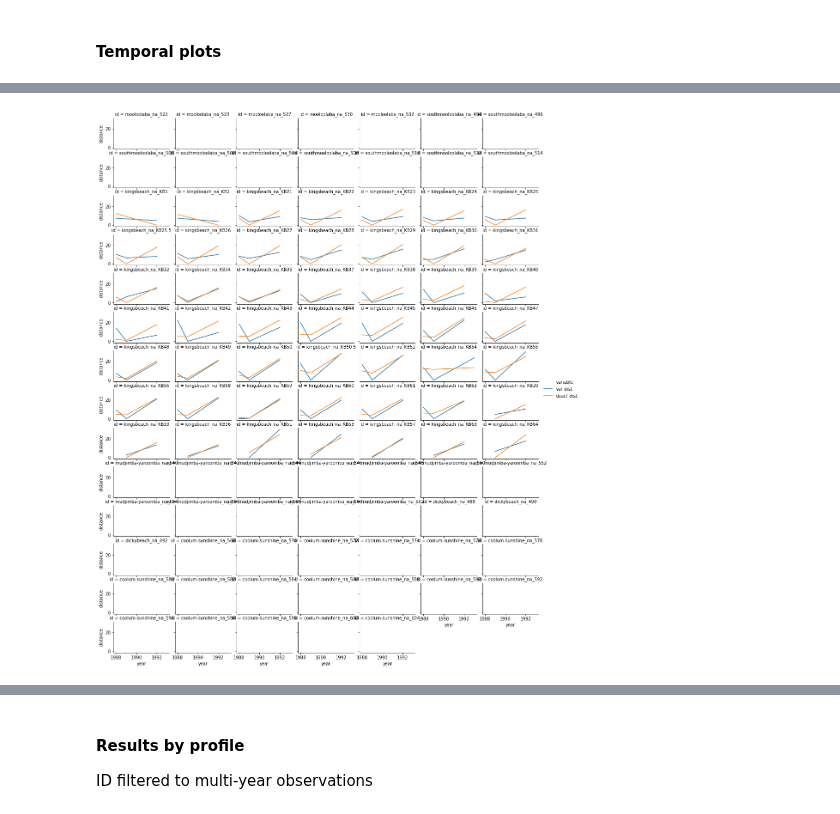
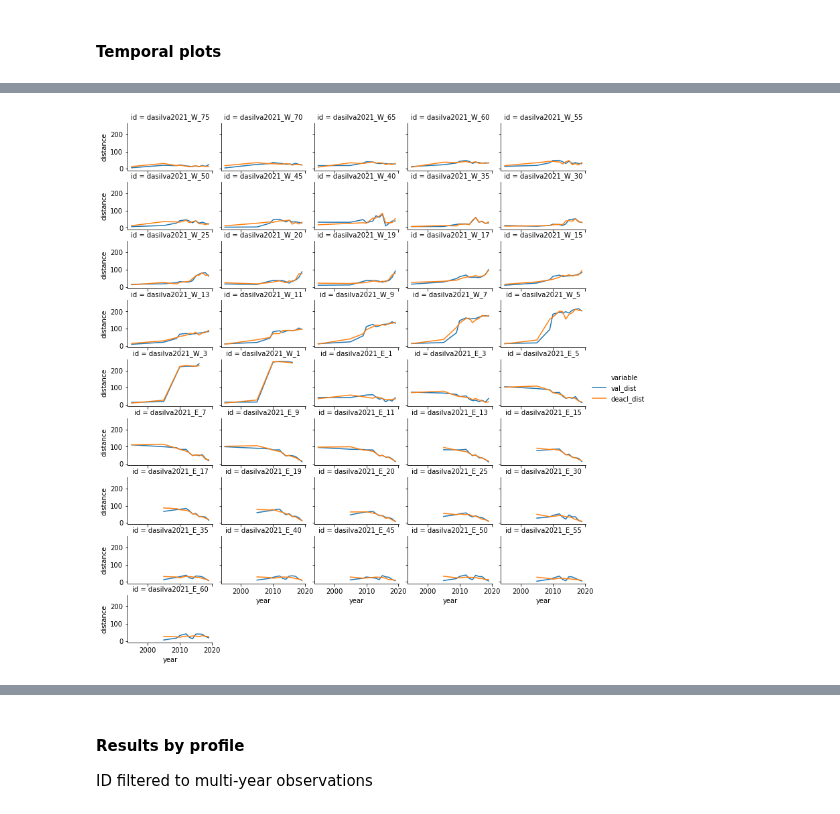
Before and after one commit to GeoscienceAustralia/dea-coastlines, a Jupyter notebook: validation/DEACoastlines_validation.ipynb, the cells around one changed output, grey strips where cells are left out. Drawn from its saved outputs; the diff is of its cells as text; code cells hidden in the pictures.

```diff
--- a/validation/DEACoastlines_validation.ipynb
+++ b/validation/DEACoastlines_validation.ipynb
@@ -926,15 +811,56 @@ high_freq_melted['distance'] = high_freq_melted.distance - high_freq_melted.grou
+# %%
+id_var = 'id'
+
+ids_to_keep = ([f'dasilva2021_W_{i}' for i in range(1, 20, 2)] +
+               [f'dasilva2021_W_{i}' for i in range(20, 79, 5)] +
+               [f'dasilva2021_E_{i}' for i in range(1, 20, 2)] +
+               [f'dasilva2021_E_{i}' for i in range(20, 65, 5)])
+# ids_to_keep = None
+# %%
+# Filter to specific IDs
+if ids_to_keep:
+    stats_subset = stats_df.loc[stats_df[id_var].isin(ids_to_keep)]
+    stats_subset = pd.concat([stats_subset.query("section == 'W'").sort_values('profile', ascending=False),
+           stats_subset.query("section == 'E'").sort_values('profile', ascending=True)])
+else:
+    stats_subset = stats_df
+
+# Filter to frequency
+high_freq = stats_subset.groupby(id_var).filter(lambda x: len(x) >= 1)
+high_freq_stats = high_freq.groupby(id_var).apply(
+    lambda x: deacl_val_stats(x.val_dist, x.deacl_dist, x.n))
+
+# Merge data and stats
+high_freq_merged = pd.merge(
+    left=high_freq,
+    right=high_freq_stats,
+    how="inner",
+    on=id_var)
+
+# Optionally, remove bias
+high_freq_merged['deacl_dist'] += high_freq_merged['bias']
+
+# Melt dataframe to long
+high_freq_melted = pd.melt(high_freq_merged, #.query('corr > 0.8'),
+                    id_vars=[id_var, 'year'],
+                    value_vars=['val_dist', 'deacl_dist'],
+                    value_name='distance')
+
+# Optionally, standardise distance to min = 0
+# high_freq_melted['distance'] = high_freq_melted.distance - high_freq_melted.groupby(id_var).distance.transform('min')
 # %%
 # Plot the lines on two facets
 g = sns.relplot(
     data=high_freq_melted,
     x="year", y="distance", hue='variable', kind="line",
-    col=id_var, col_wrap=7,
+    col=id_var, col_wrap=5,
+    aspect=1.6, height=1.3,
 #     facet_kws={'sharey': False, 'sharex': True},
-    aspect=1.6, height=1.3
+#     facet_kws={'ylim': (0, 75)
 
 )
 
 plt.subplots_adjust(hspace=0.25, wspace=0.10)
 # %% [output]
-[figure, old version]
+[figure, new version]
 # %%
```
Also changed, not shown: parts of 72 cells of this notebook, 4 other files.
